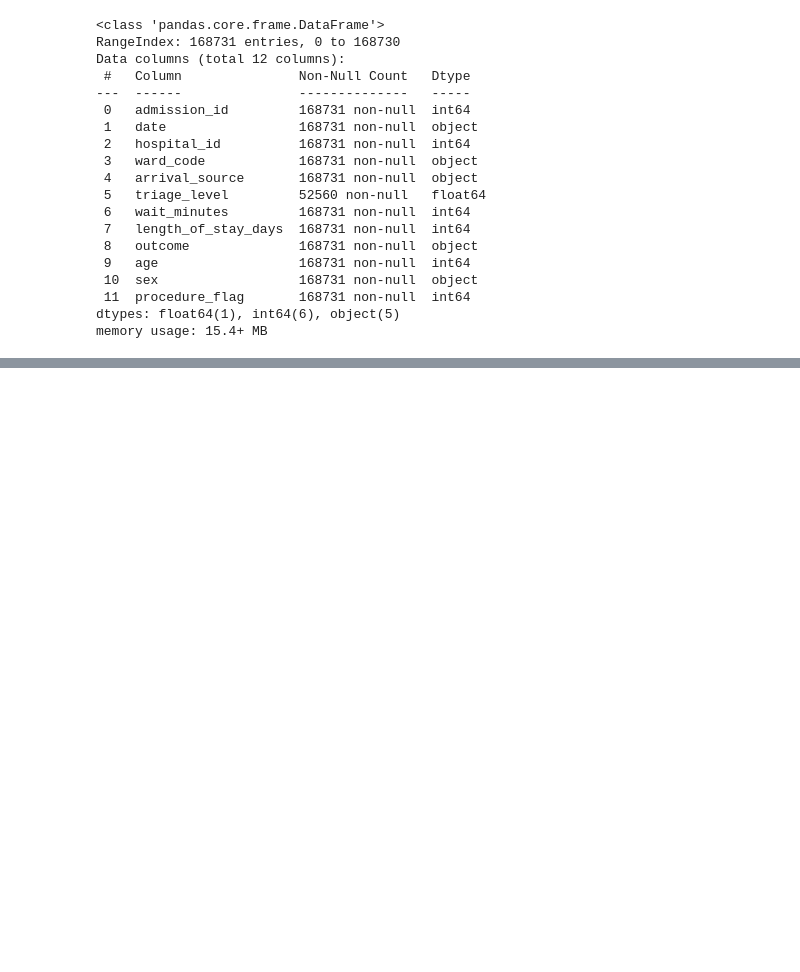
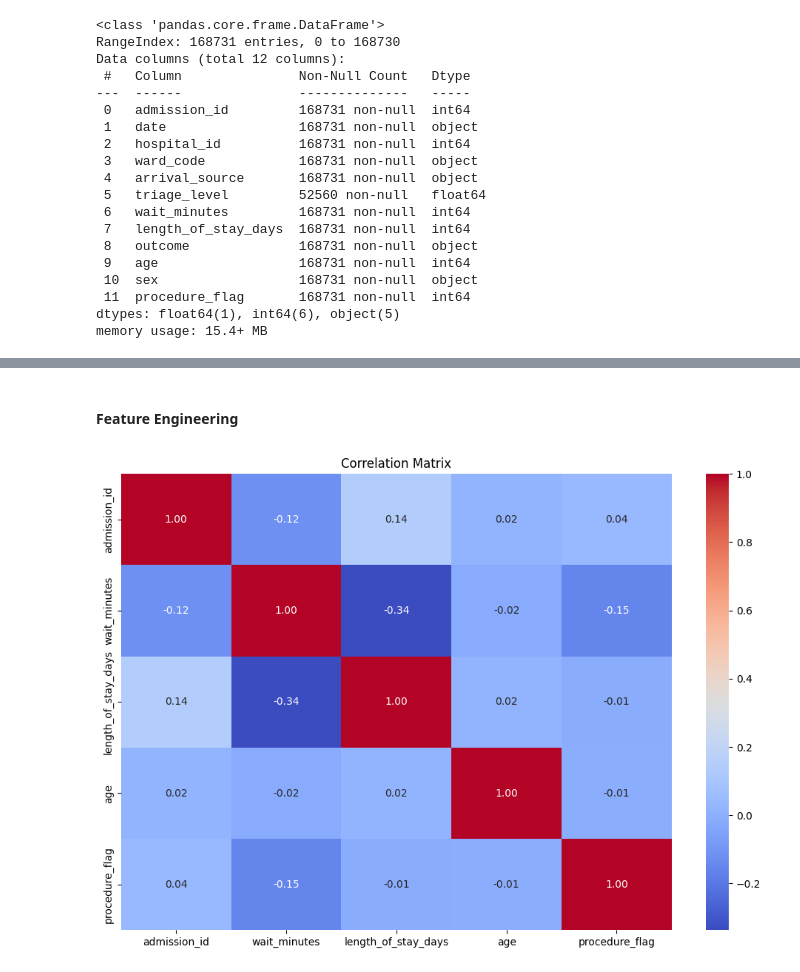
Before and after one commit to edwinaabam/MedOptix, a Jupyter notebook: DataCleaning/clean.ipynb, the cells around one changed output, grey strips where cells are left out. Saved outputs shown, nothing was run; the diff lists cells and outputs as text; code cells hidden in the pictures; blank space fills up the shorter version.

```diff
--- a/DataCleaning/clean.ipynb
+++ b/DataCleaning/clean.ipynb
@@ -5,10 +6,11 @@ import matplotlib.pyplot as plt
 # %%
-admissions_df = pd.read_csv(r'../Dataset/admissions.csv')
-daily_metrics_df = pd.read_csv(r'../Dataset/daily_metrics.csv')
-hospitals_df= pd.read_csv(r'../Dataset/hospitals.csv')
-main_admissions_df = pd.read_csv(r'../Dataset/main_admissions.csv')
-main_daily_metrics_df = pd.read_csv(r'../Dataset/main_daily_metrics.csv')
-wards_df = pd.read_csv(r'../Dataset/wards.csv')
+admissions_df = pd.read_csv(r'../database/dataset/admissions.csv')
+daily_metrics_df = pd.read_csv(r'../database/dataset/daily_metrics.csv')
+hospitals_df= pd.read_csv(r'../database/dataset/hospitals.csv')
+# %%
+main_admissions_df = pd.read_csv(r'../database/dataset/main_admissions.csv')
+main_daily_metrics_df = pd.read_csv(r'../database/dataset/main_daily_metrics.csv')
+wards_df = pd.read_csv(r'../database/dataset/wards.csv')
 # %%
 main_admissions_df.info()
 # %% [output]
@@ -152,0 +312,7 @@ memory usage: 15.4+ MB
+# %%
+values_to_replace = {
+    "6.5": None,
+    "abc": None
+}
+
+admissions_data['triage_level'].replace(values_to_replace, inplace = True)
@@ -152,0 +398,12 @@ memory usage: 15.4+ MB
+# %% [markdown]
+#### Feature Engineering
+# %%
+num_cols = admissions_data.select_dtypes(include='number').drop(columns=['hospital_id'])
+corr = num_cols.corr()
+
+plt.figure(figsize=(12, 8))
+sns.heatmap(corr, annot=True, fmt=".2f", cmap="coolwarm")
+plt.title("Correlation Matrix")
+plt.show()
+# %% [output]
+[figure, added]
```
Also changed, not shown: parts of 31 cells of this notebook, 43 other files.
